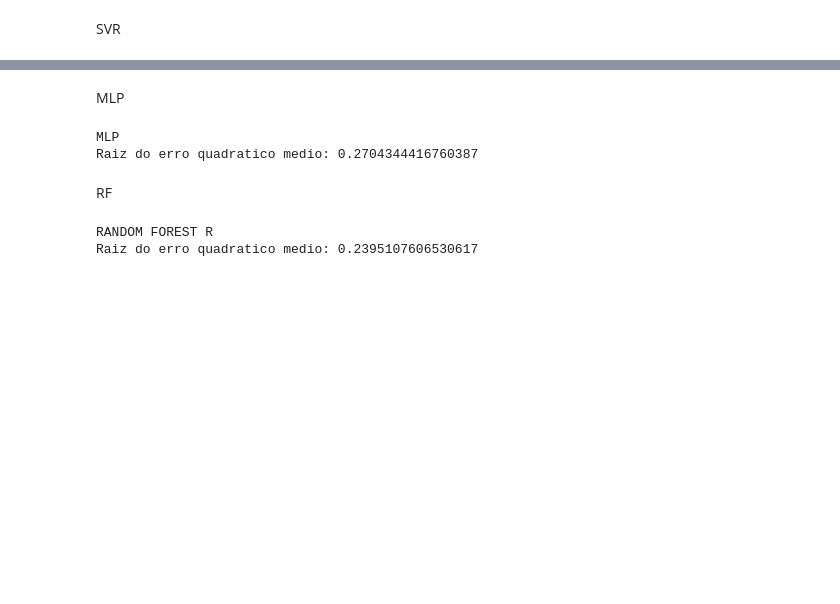
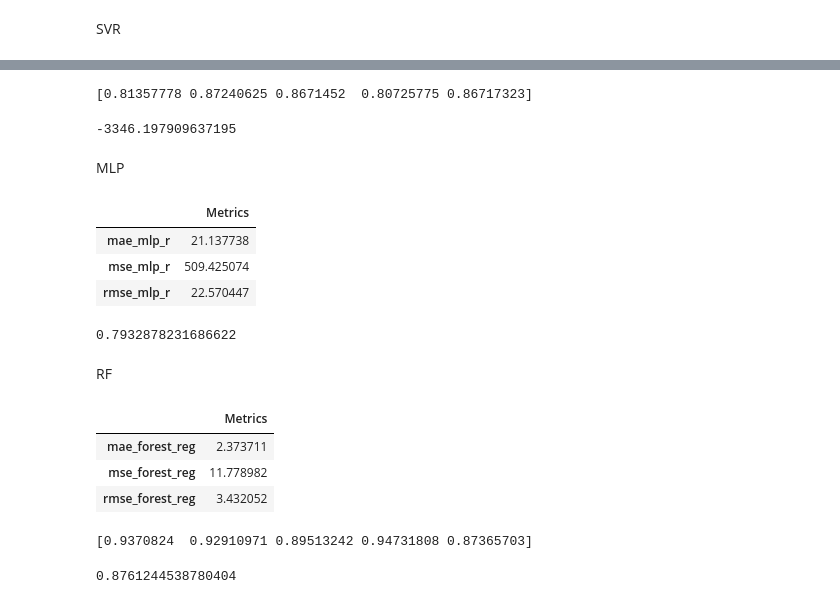
Before and after one commit to EllenBonafin/machine-learning, a Jupyter notebook: ML3.ipynb, the cells around one changed output, grey strips where cells are left out. Drawn from its saved outputs; the diff is of its cells as text; code cells hidden in the pictures; blank space fills up the shorter version.

```diff
--- a/ML3.ipynb
+++ b/ML3.ipynb
@@ -301,25 +351,54 @@ Raiz do erro quadratico medio: 0.2470702154608933
+# %%
+value = cross_val_score(sv_r, X_train_escalador, Y_train, cv=5)
+print(np.sqrt(value))
+
+r2_score(Y_test, sv_r.predict(X_test_escalador)) #Coeficiente de Determinação
+# %% [output]
+[0.81357778 0.87240625 0.8671452  0.80725775 0.86717323]
+-3346.197909637195
 # %% [markdown]
 MLP
-# %%
-regr = MLPRegressor(hidden_layer_sizes=(5,5,5),max_iter=500).fit(X, S)
-saida = regr.predict(X)
-print("MLP")
-rms = sqrt(mean_squared_error(saida, S))
-print ("Raiz do erro quadratico medio:",rms)
-# %% [output]
-MLP
-Raiz do erro quadratico medio: 0.2704344416760387
+# %%
+mlp_r = MLPRegressor(random_state=1, max_iter=2000, tol=0.001)
+mlp_r.fit(X_train, Y_train)
+
+Y_pred = mlp_r.predict(X_test_escalador)
+Y_pred = pd.DataFrame(Y_pred)
+mae_mlp_r= metrics.mean_absolute_error(Y_test, Y_pred)
+mse_mlp_r = metrics.mean_squared_error(Y_test, Y_pred)#Soma Quadrada do Erros
+rmse_mlp_r =np.sqrt(mse_mlp_r)#valores da Raiz Quadrada da Média dos Erros
+pd.DataFrame([mae_mlp_r, mse_mlp_r, rmse_mlp_r], index=['mae_mlp_r', 'mse_mlp_r', 'rmse_mlp_r'], columns=['Metrics'])
+# %% [output]
+|  | Metrics |
+| mae_mlp_r | 21.137738 |
+| mse_mlp_r | 509.425074 |
+| rmse_mlp_r | 22.570447 |
+# %%
+r2_score(Y_test, mlp_r.predict(X_test))#Coeficiente de Determinação
+# %% [output]
+0.7932878231686622
 # %% [markdown]
 RF
-# %%
-X = boston.iloc[:,0:3].values    #KM
-S = boston.iloc[:,3].values    #Saida
-RFR = RandomForestRegressor(max_depth=2, random_state=0).fit(X,S)
-saida = RFR.predict(X)
-
-print("RANDOM FOREST R")
-rms = sqrt(mean_squared_error(saida, S))
-print ("Raiz do erro quadratico medio:",rms)
-# %% [output]
-RANDOM FOREST R
-Raiz do erro quadratico medio: 0.2395107606530617
+# %%
+forest_r =RandomForestRegressor()
+forest_r.fit(X_train_escalador, Y_train);
+
+Y_pred = forest_r.predict(X_test_escalador)
+Y_pred = pd.DataFrame(Y_pred)
+mae_forest_reg= metrics.mean_absolute_error(Y_test, Y_pred)
+mse_forest_reg = metrics.mean_squared_error(Y_test, Y_pred)#Soma Quadrada do Erros
+rmse_forest_reg =np.sqrt(mse_forest_reg)#valores da Raiz Quadrada da Média dos Erros
+pd.DataFrame([mae_forest_reg, mse_forest_reg, rmse_forest_reg], index=['mae_forest_reg', 'mse_forest_reg', 'rmse_forest_reg'], columns=['Metrics'])
+# %% [output]
+|  | Metrics |
+| mae_forest_reg | 2.373711 |
+| mse_forest_reg | 11.778982 |
+| rmse_forest_reg | 3.432052 |
+# %%
+value = cross_val_score(forest_r, X_train_escalador, Y_train, cv=5)
+print(np.sqrt(value))
+
+r2_score(Y_test, forest_r.predict(X_test_escalador))#Coeficiente de Determinação
+# %% [output]
+[0.9370824  0.92910971 0.89513242 0.94731808 0.87365703]
+0.8761244538780404
```
Also changed, not shown: parts of 24 cells of this notebook.
